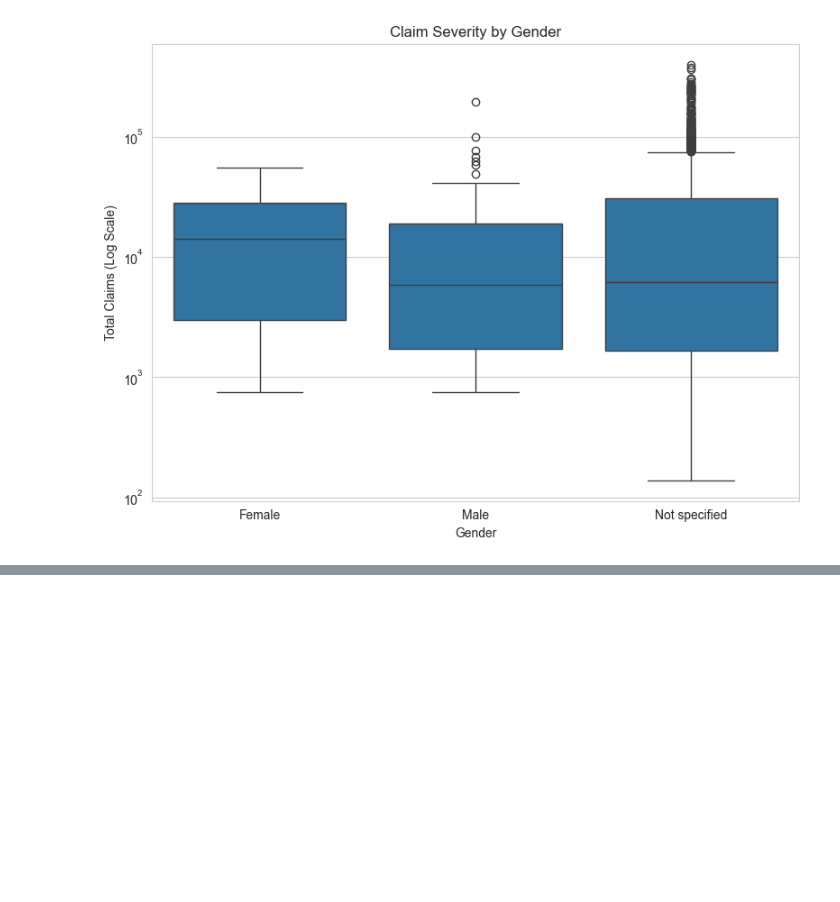
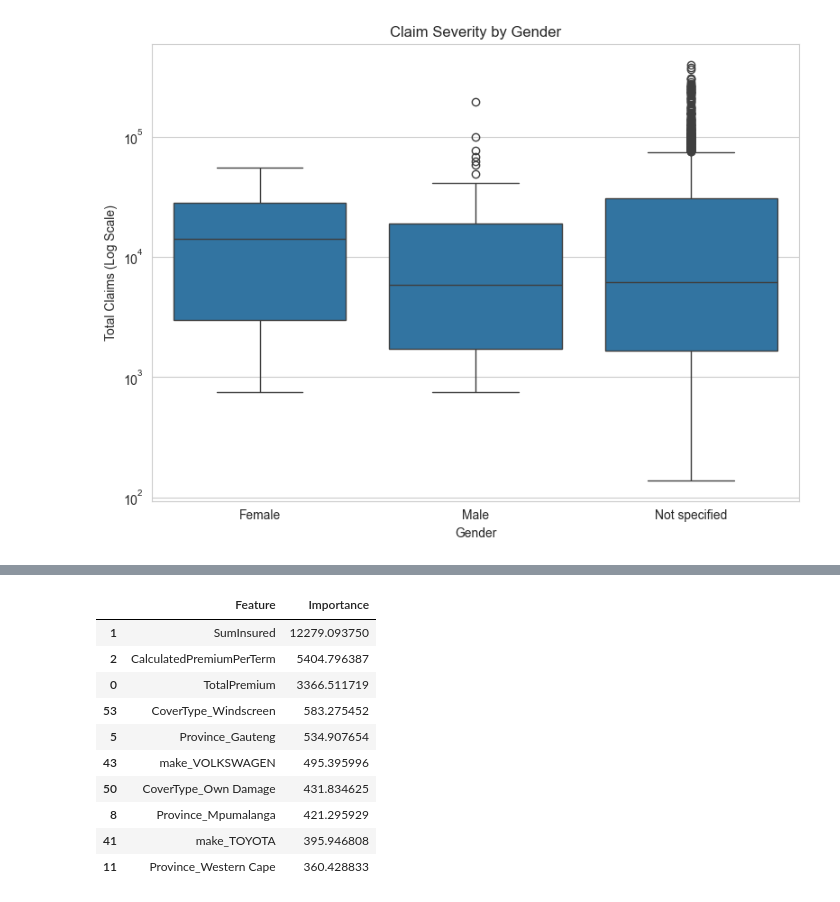
Before and after one commit to bemnetne/End-to-End-Insurance-Risk-Analytics-Predictive-Modeling, a Jupyter notebook: notebooks/eda.ipynb, the cells around one changed output, grey strips where cells are left out. Saved outputs shown, nothing was run; the diff lists cells and outputs as text; code cells hidden in the pictures; blank space fills up the shorter version.

```diff
--- a/notebooks/eda.ipynb
+++ b/notebooks/eda.ipynb
@@ -1965,0 +2336,31 @@ plt.show()
+# %%
+importance_df = pd.DataFrame({
+
+    'Feature': feature_names,
+
+    'Importance': np.abs(
+        shap_values
+    ).mean(axis=0)
+
+})
+
+importance_df = importance_df.sort_values(
+
+    by='Importance',
+    ascending=False
+
+)
+
+importance_df.head(10)
+# %% [output]
+|  | Feature | Importance |
+| 1 | SumInsured | 12279.093750 |
+| 2 | CalculatedPremiumPerTerm | 5404.796387 |
+| 0 | TotalPremium | 3366.511719 |
+| 53 | CoverType_Windscreen | 583.275452 |
+| 5 | Province_Gauteng | 534.907654 |
+| 43 | make_VOLKSWAGEN | 495.395996 |
+| 50 | CoverType_Own Damage | 431.834625 |
+| 8 | Province_Mpumalanga | 421.295929 |
+| 41 | make_TOYOTA | 395.946808 |
+| 11 | Province_Western Cape | 360.428833 |
```
Also changed, not shown: parts of 28 cells of this notebook, 1 other file.
